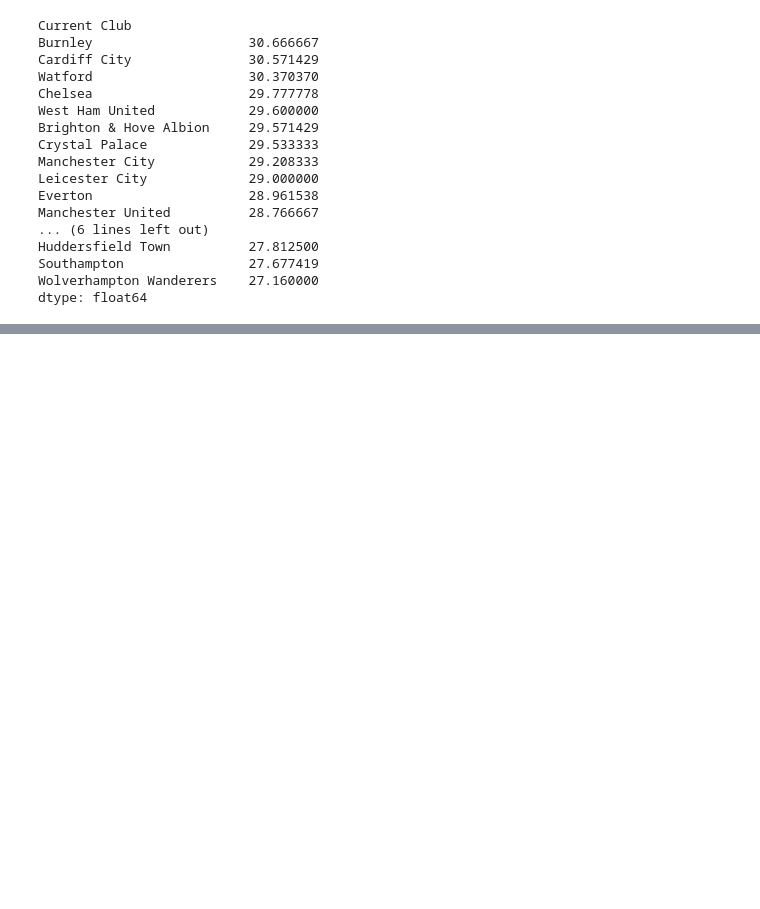
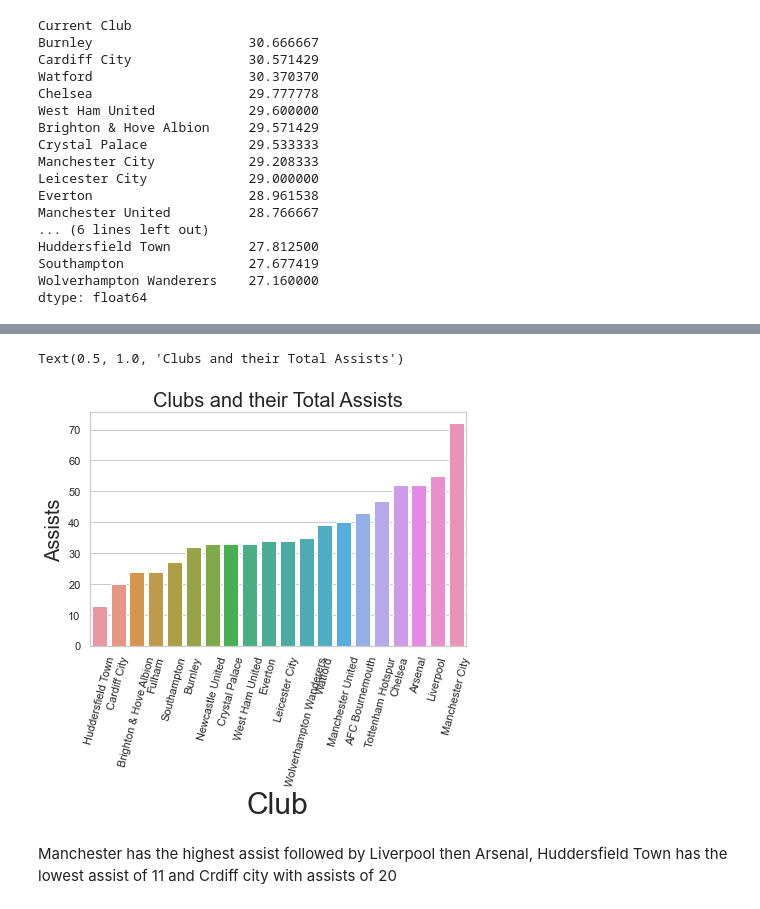
Before and after one commit to Obasteve/premierleagueresultanalysis, a Jupyter notebook: premierleagueresultanalysis.ipynb, the cells around one changed output, grey strips where cells are left out. Saved outputs shown, nothing was run; the diff lists cells and outputs as text; code cells hidden in the pictures; blank space fills up the shorter version.

```diff
--- a/premierleagueresultanalysis.ipynb
+++ b/premierleagueresultanalysis.ipynb
@@ -333,0 +338,15 @@ ValueError: Could not interpret input 'Current Club'
+# %%
+                     #Total number of assists by each club.
+assist_by_clubs = pd.DataFrame(tb_epl.groupby('Current Club', as_index=False)['assists_overall'].sum())
+sns.set_theme(style='whitegrid', color_codes=True)
+ax = sns.barplot(x='Current Club', y='assists_overall', data=assist_by_clubs.sort_values(by='assists_overall'))
+ax.set_xlabel('Club', fontsize=30)
+ax.set_ylabel('Assists', fontsize=20)
+plt.xticks(rotation=75)
+#plt.rcParams['figure.figsize'] = (10,6) # You can specify size if you want
+plt.title('Clubs and their Total Assists', fontsize=20)
+# %% [output]
+Text(0.5, 1.0, 'Clubs and their Total Assists')
+[figure, added]
+# %% [markdown]
+Manchester has the highest assist followed by Liverpool then Arsenal, Huddersfield Town has the lowest assist of 11 and Crdiff city with assists of 20
```
Also changed, not shown: parts of 26 cells of this notebook.
